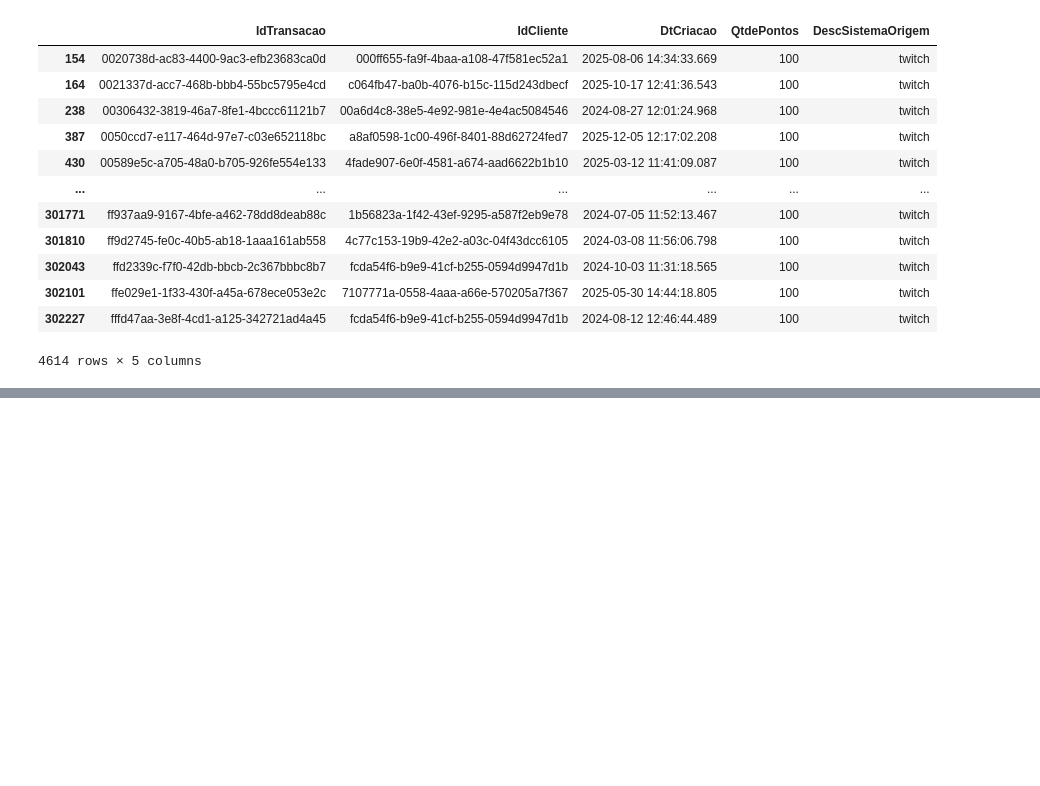
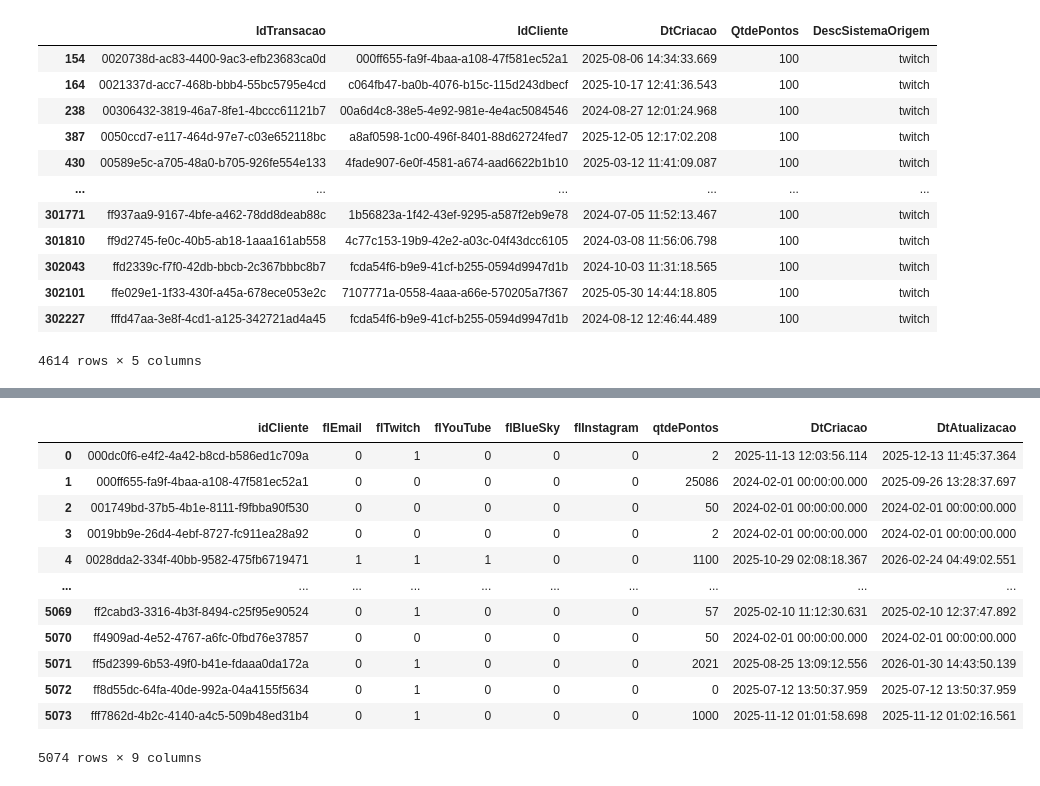
Before and after one commit to alexsandro-matias/pandas-2025, a Jupyter notebook: notebook.ipynb, the cells around one changed output, grey strips where cells are left out. Saved outputs shown, nothing was run; the diff lists cells and outputs as text; code cells hidden in the pictures; blank space fills up the shorter version.

```diff
--- a/notebook.ipynb
+++ b/notebook.ipynb
@@ -291,0 +354,16 @@ transacoes[transacoes['QtdePontos'].isin([5,100,40])]
+# %%
+clientes
+# %% [output]
+|  | idCliente | flEmail | flTwitch | flYouTube | flBlueSky | flInstagram | qtdePontos | DtCriacao | DtAtualizacao |
+| 0 | 000dc0f6-e4f2-4a42-b8cd-b586ed1c709a | 0 | 1 | 0 | 0 | 0 | 2 | 2025-11-13 12:03:56.114 | 2025-12-13 11:45:37.364 |
+| 1 | 000ff655-fa9f-4baa-a108-47f581ec52a1 | 0 | 0 | 0 | 0 | 0 | 25086 | 2024-02-01 00:00:00.000 | 2025-09-26 13:28:37.697 |
+| 2 | 001749bd-37b5-4b1e-8111-f9fbba90f530 | 0 | 0 | 0 | 0 | 0 | 50 | 2024-02-01 00:00:00.000 | 2024-02-01 00:00:00.000 |
+| 3 | 0019bb9e-26d4-4ebf-8727-fc911ea28a92 | 0 | 0 | 0 | 0 | 0 | 2 | 2024-02-01 00:00:00.000 | 2024-02-01 00:00:00.000 |
+| 4 | 0028dda2-334f-40bb-9582-475fb6719471 | 1 | 1 | 1 | 0 | 0 | 1100 | 2025-10-29 02:08:18.367 | 2026-02-24 04:49:02.551 |
+| ... | ... | ... | ... | ... | ... | ... | ... | ... | ... |
+| 5069 | ff2cabd3-3316-4b3f-8494-c25f95e90524 | 0 | 1 | 0 | 0 | 0 | 57 | 2025-02-10 11:12:30.631 | 2025-02-10 12:37:47.892 |
+| 5070 | ff4909ad-4e52-4767-a6fc-0fbd76e37857 | 0 | 0 | 0 | 0 | 0 | 50 | 2024-02-01 00:00:00.000 | 2024-02-01 00:00:00.000 |
+| 5071 | ff5d2399-6b53-49f0-b41e-fdaaa0da172a | 0 | 1 | 0 | 0 | 0 | 2021 | 2025-08-25 13:09:12.556 | 2026-01-30 14:43:50.139 |
+| 5072 | ff8d55dc-64fa-40de-992a-04a4155f5634 | 0 | 1 | 0 | 0 | 0 | 0 | 2025-07-12 13:50:37.959 | 2025-07-12 13:50:37.959 |
+| 5073 | fff7862d-4b2c-4140-a4c5-509b48ed31b4 | 0 | 1 | 0 | 0 | 0 | 1000 | 2025-11-12 01:01:58.698 | 2025-11-12 01:02:16.561 |
+5074 rows × 9 columns
```
Also changed, not shown: parts of 7 cells of this notebook.
